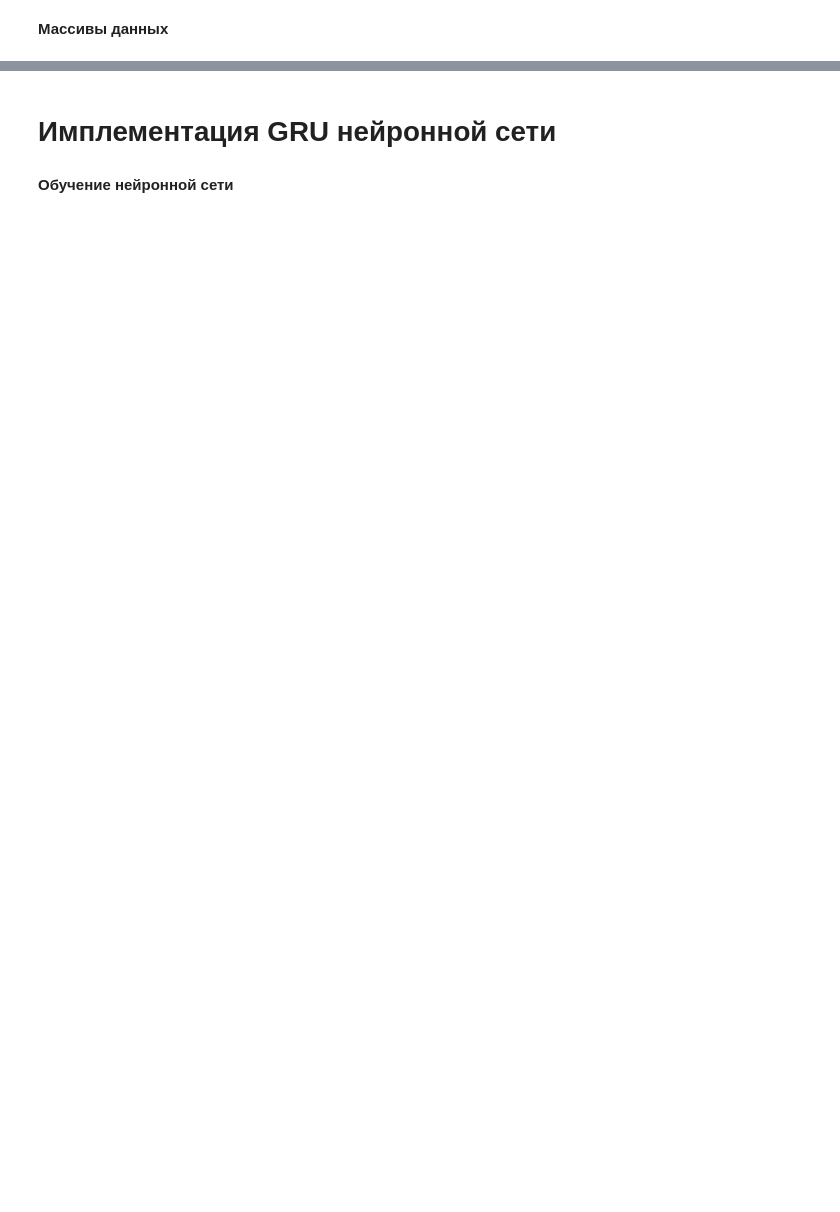
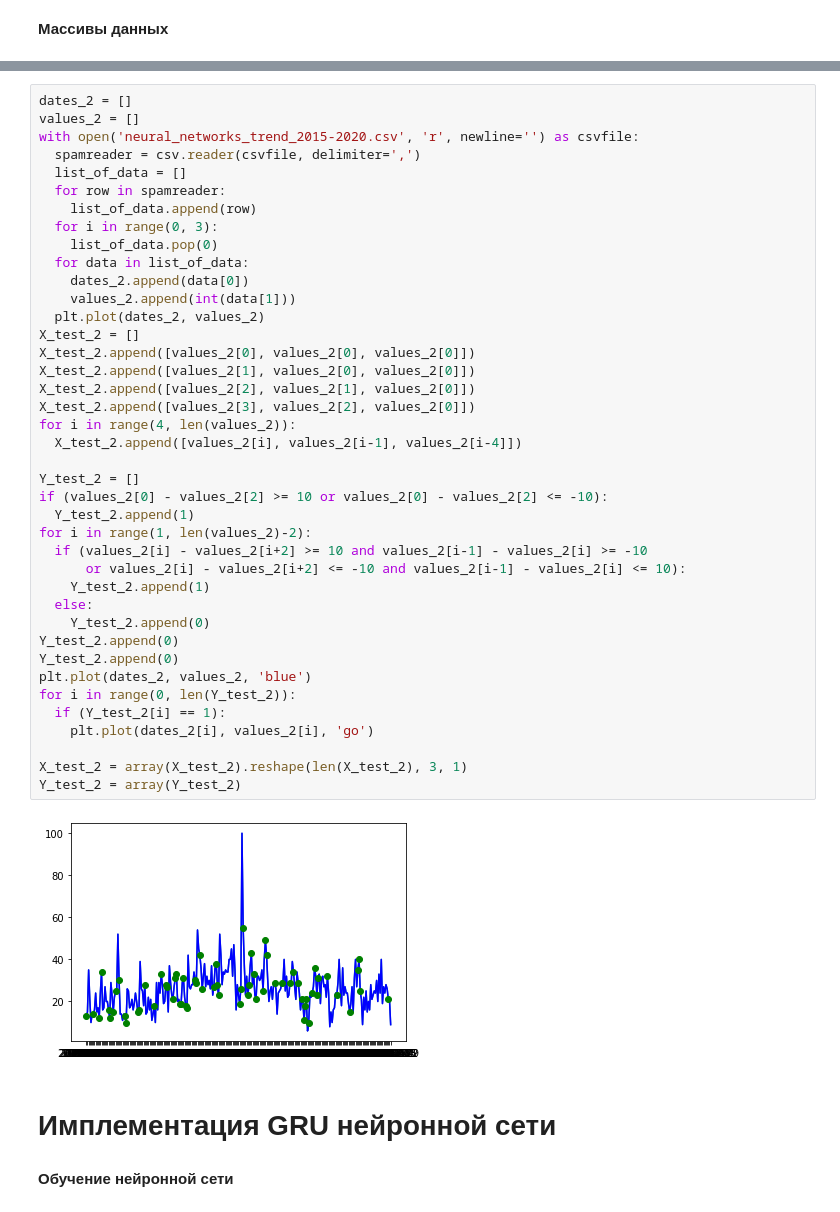
Before and after one commit to DenZhid/DeepLearningLabs, a Jupyter notebook: lab2/Lab2.ipynb, the cells around one changed output, grey strips where cells are left out. Drawn from its saved outputs; the diff is of its cells as text; blank space fills up the shorter version.

```diff
--- a/lab2/Lab2.ipynb
+++ b/lab2/Lab2.ipynb
@@ -59,3 +114,45 @@ print(Y)
+# %%
+dates_2 = []
+values_2 = []
+with open('neural_networks_trend_2015-2020.csv', 'r', newline='') as csvfile:
+  spamreader = csv.reader(csvfile, delimiter=',')
+  list_of_data = []
+  for row in spamreader:
+    list_of_data.append(row)
+  for i in range(0, 3):
+    list_of_data.pop(0)
+  for data in list_of_data:
+    dates_2.append(data[0])
+    values_2.append(int(data[1]))
+  plt.plot(dates_2, values_2)
+X_test_2 = []
+X_test_2.append([values_2[0], values_2[0], values_2[0]])
+X_test_2.append([values_2[1], values_2[0], values_2[0]])
+X_test_2.append([values_2[2], values_2[1], values_2[0]])
+X_test_2.append([values_2[3], values_2[2], values_2[0]])
+for i in range(4, len(values_2)):
+  X_test_2.append([values_2[i], values_2[i-1], values_2[i-4]])
+
+Y_test_2 = []
+if (values_2[0] - values_2[2] >= 10 or values_2[0] - values_2[2] <= -10):
+  Y_test_2.append(1)
+for i in range(1, len(values_2)-2):
+  if (values_2[i] - values_2[i+2] >= 10 and values_2[i-1] - values_2[i] >= -10
+      or values_2[i] - values_2[i+2] <= -10 and values_2[i-1] - values_2[i] <= 10):
+    Y_test_2.append(1)
+  else:
+    Y_test_2.append(0)
+Y_test_2.append(0)
+Y_test_2.append(0)
+plt.plot(dates_2, values_2, 'blue')
+for i in range(0, len(Y_test_2)):
+  if (Y_test_2[i] == 1):
+    plt.plot(dates_2[i], values_2[i], 'go')
+
+X_test_2 = array(X_test_2).reshape(len(X_test_2), 3, 1)
+Y_test_2 = array(Y_test_2)
+# %% [output]
+[figure, added]
 # %% [markdown]
 # **Имплементация GRU нейронной сети**
 # %% [markdown]
```
Also changed, not shown: parts of 15 cells of this notebook.
